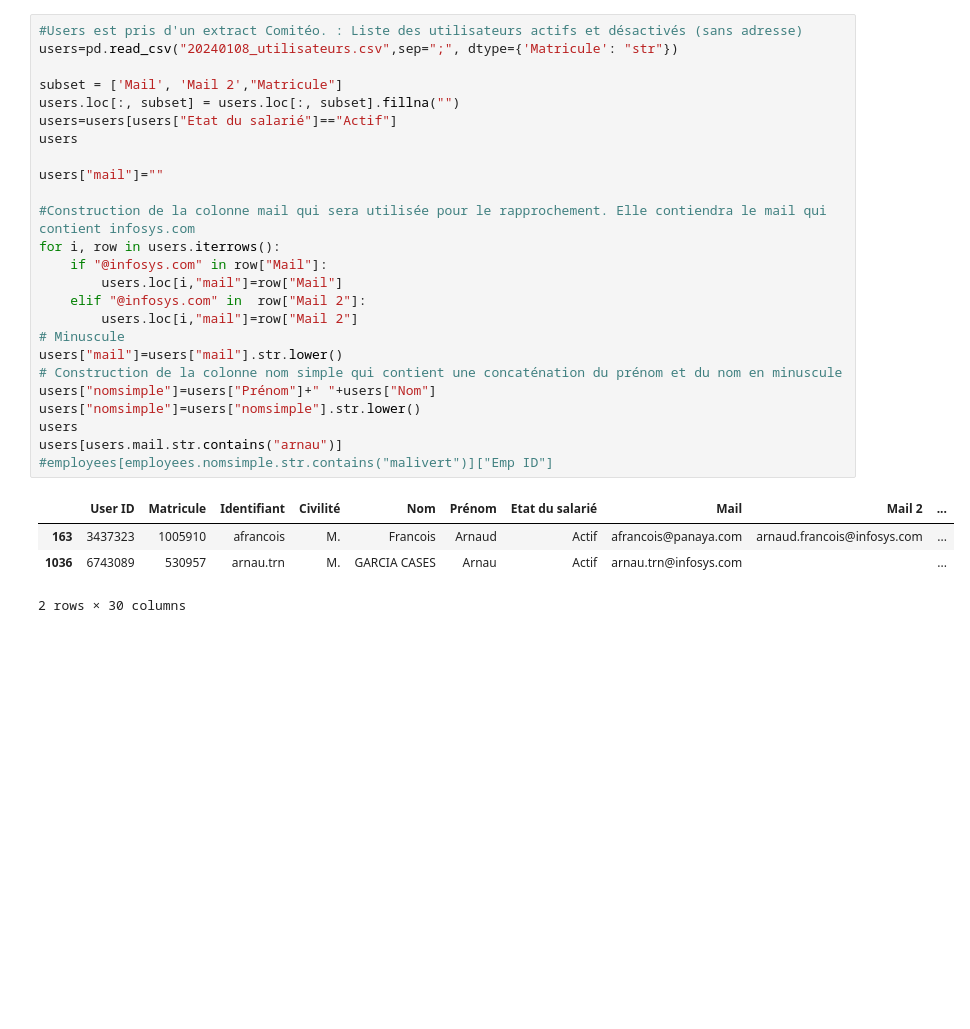
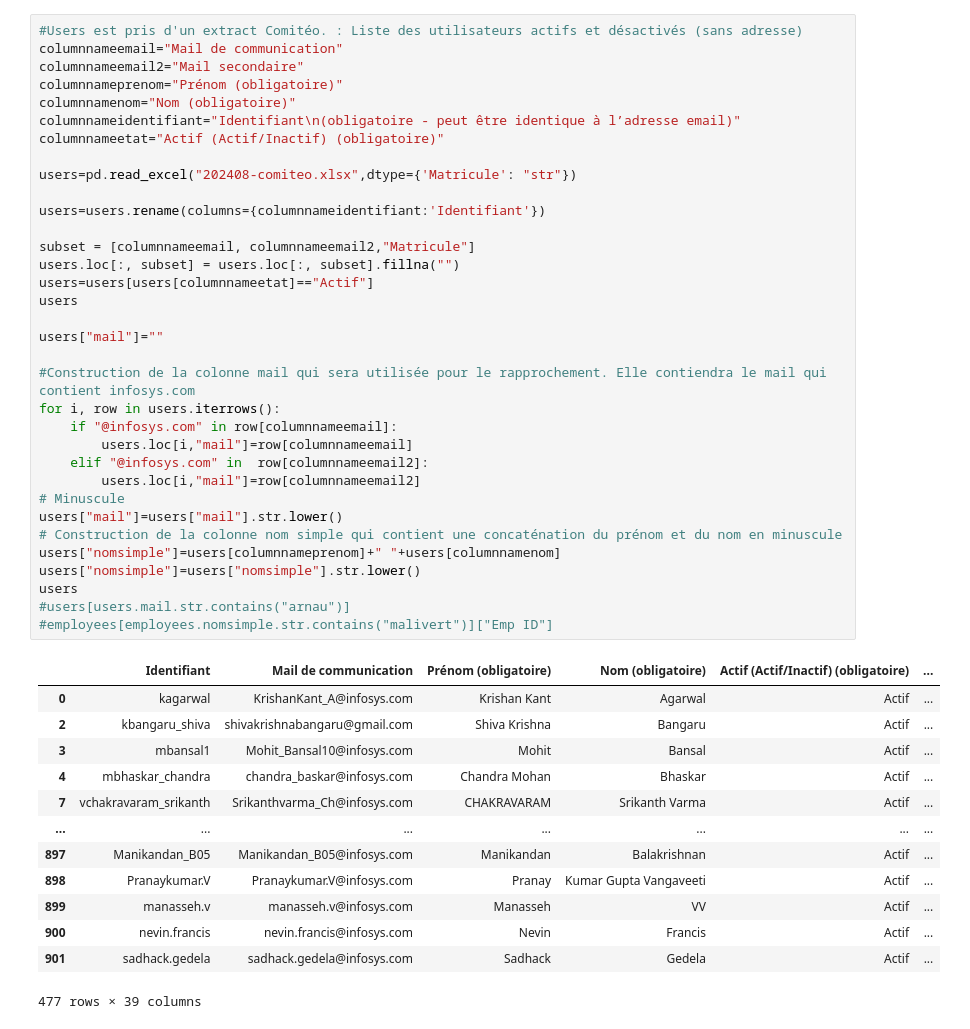
Before and after one commit to clementsoullard/sudoku-resolver, a Jupyter notebook: comiteo/Miseajourcomiteo.ipynb, the cells around one changed output. Drawn from its saved outputs; the diff is of its cells as text; blank space fills up the shorter version.

```diff
--- a/comiteo/Miseajourcomiteo.ipynb
+++ b/comiteo/Miseajourcomiteo.ipynb
@@ -32,30 +38,48 @@ Index(['Emp ID', 'Nom', 'Prénom', 'Email ID', 'email', 'location', 'Status'], d
 # %%
 #Users est pris d'un extract Comitéo. : Liste des utilisateurs actifs et désactivés (sans adresse)
-users=pd.read_csv("20240108_utilisateurs.csv",sep=";", dtype={'Matricule': "str"})
+columnnameemail="Mail de communication"
+columnnameemail2="Mail secondaire"
+columnnameprenom="Prénom (obligatoire)"
+columnnamenom="Nom (obligatoire)"
+columnnameidentifiant="Identifiant\n(obligatoire - peut être identique à l’adresse email)"
+columnnameetat="Actif (Actif/Inactif) (obligatoire)"
 
-subset = ['Mail', 'Mail 2',"Matricule"]
+users=pd.read_excel("202408-comiteo.xlsx",dtype={'Matricule': "str"})
+
+users=users.rename(columns={columnnameidentifiant:'Identifiant'})
+
+subset = [columnnameemail, columnnameemail2,"Matricule"]
 users.loc[:, subset] = users.loc[:, subset].fillna("")
-users=users[users["Etat du salarié"]=="Actif"]
+users=users[users[columnnameetat]=="Actif"]
 users
 
 users["mail"]=""
 
 #Construction de la colonne mail qui sera utilisée pour le rapprochement. Elle contiendra le mail qui contient infosys.com
 for i, row in users.iterrows():
-    if "@infosys.com" in row["Mail"]:
-        users.loc[i,"mail"]=row["Mail"]
-    elif "@infosys.com" in  row["Mail 2"]:
-        users.loc[i,"mail"]=row["Mail 2"]
+    if "@infosys.com" in row[columnnameemail]:
+        users.loc[i,"mail"]=row[columnnameemail]
+    elif "@infosys.com" in  row[columnnameemail2]:
+        users.loc[i,"mail"]=row[columnnameemail2]
 # Minuscule
 users["mail"]=users["mail"].str.lower()
 # Construction de la colonne nom simple qui contient une concaténation du prénom et du nom en minuscule
-users["nomsimple"]=users["Prénom"]+" "+users["Nom"]
+users["nomsimple"]=users[columnnameprenom]+" "+users[columnnamenom]
 users["nomsimple"]=users["nomsimple"].str.lower()
 users
-users[users.mail.str.contains("arnau")]
+#users[users.mail.str.contains("arnau")]
 #employees[employees.nomsimple.str.contains("malivert")]["Emp ID"]
 # %% [output]
-|  | User ID | Matricule | Identifiant | Civilité | Nom | Prénom | Etat du salarié | Mail | Mail 2 | ... |
-| 163 | 3437323 | 1005910 | afrancois | M. | Francois | Arnaud | Actif | afrancois@panaya.com | arnaud.francois@infosys.com | ... |
-| 1036 | 6743089 | 530957 | arnau.trn | M. | GARCIA CASES | Arnau | Actif | arnau.trn@infosys.com |  | ... |
+|  | Identifiant | Mail de communication | Prénom (obligatoire) | Nom (obligatoire) | Actif (Actif/Inactif) (obligatoire) | ... |
+| 0 | kagarwal | KrishanKant_A@infosys.com | Krishan Kant | Agarwal | Actif | ... |
+| 2 | kbangaru_shiva | shivakrishnabangaru@gmail.com | Shiva Krishna | Bangaru | Actif | ... |
+| 3 | mbansal1 | Mohit_Bansal10@infosys.com | Mohit | Bansal | Actif | ... |
+| 4 | mbhaskar_chandra | chandra_baskar@infosys.com | Chandra Mohan | Bhaskar | Actif | ... |
+| 7 | vchakravaram_srikanth | Srikanthvarma_Ch@infosys.com | CHAKRAVARAM | Srikanth Varma | Actif | ... |
+| ... | ... | ... | ... | ... | ... | ... |
+| 897 | Manikandan_B05 | Manikandan_B05@infosys.com | Manikandan | Balakrishnan | Actif | ... |
+| 898 | Pranaykumar.V | Pranaykumar.V@infosys.com | Pranay | Kumar Gupta Vangaveeti | Actif | ... |
+| 899 | manasseh.v | manasseh.v@infosys.com | Manasseh | VV | Actif | ... |
+| 900 | nevin.francis | nevin.francis@infosys.com | Nevin | Francis | Actif | ... |
+| 901 | sadhack.gedela | sadhack.gedela@infosys.com | Sadhack | Gedela | Actif | ... |
-2 rows × 30 columns
+477 rows × 39 columns
```
Also changed, not shown: parts of 4 cells of this notebook.
